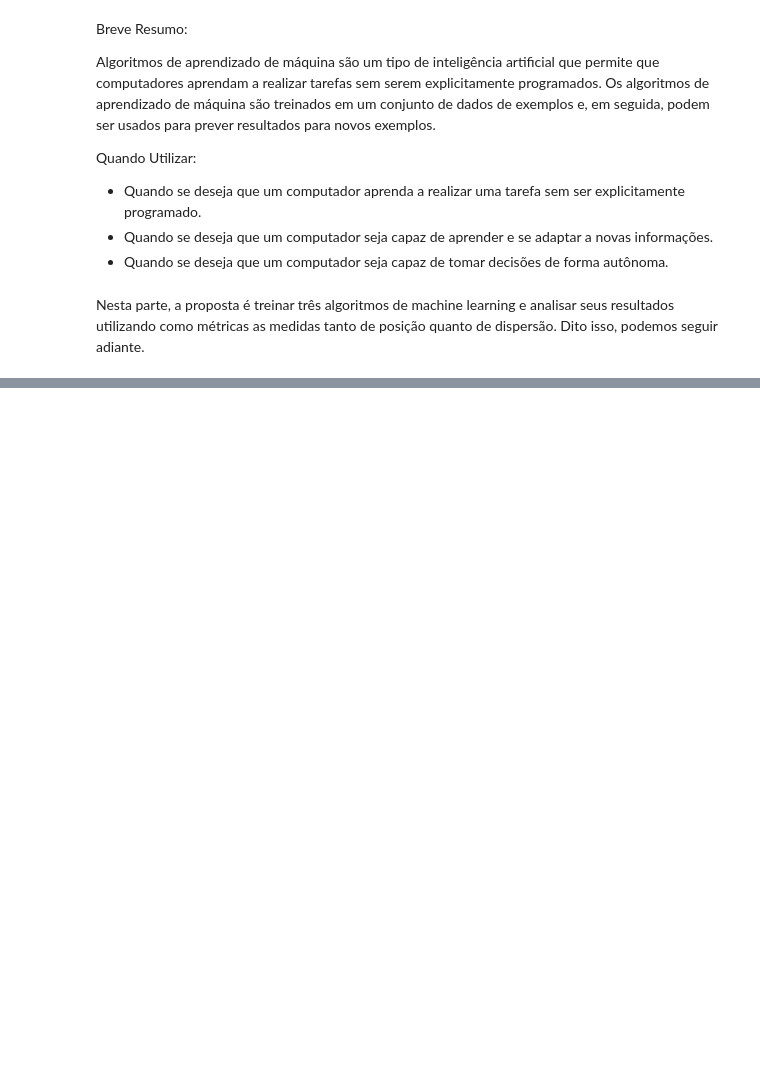
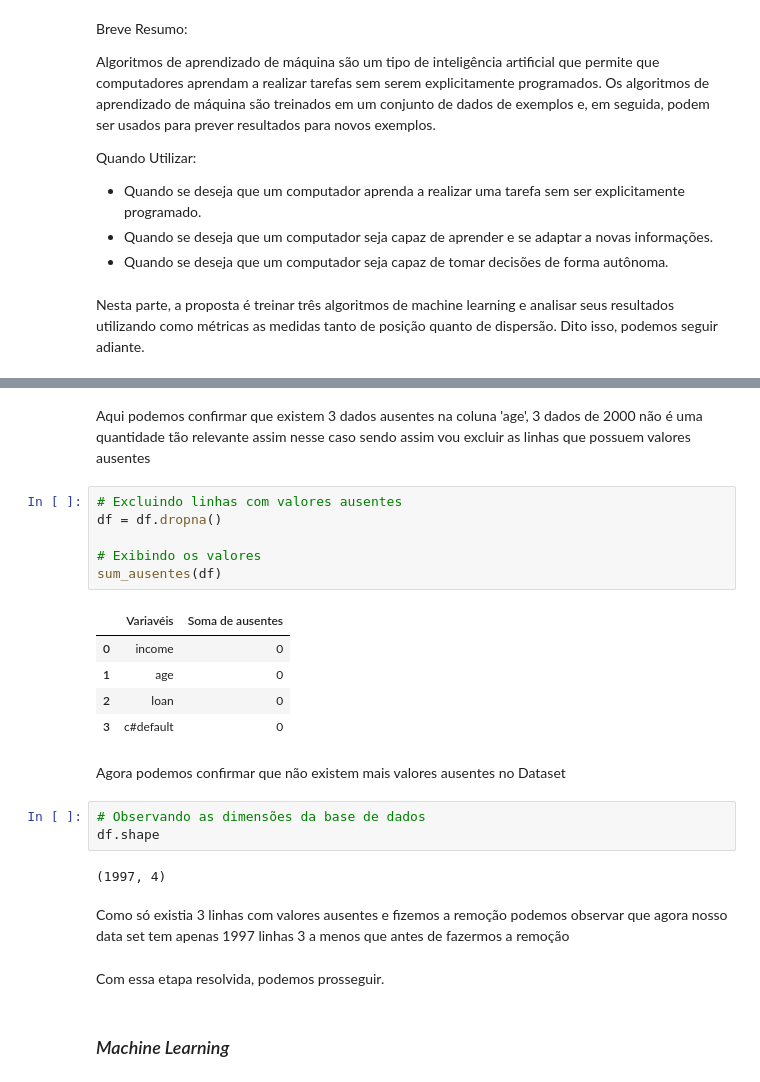
Before and after one commit to JosenildoJunior/StatPyDataScience, a Jupyter notebook: Medidas_de_posição_e_dispersão.ipynb, the cells around one changed output, grey strips where cells are left out. Cells and saved outputs as stored; diff of their text form; blank space fills up the shorter version.

```diff
--- a/Medidas_de_posição_e_dispersão.ipynb
+++ b/Medidas_de_posição_e_dispersão.ipynb
@@ -700,0 +794,27 @@ Nesta parte, a proposta é treinar três algoritmos de machine learning e analis
+# %% [markdown]
+Aqui podemos confirmar que existem 3 dados ausentes na coluna 'age', 3 dados de 2000 não é uma quantidade tão relevante assim nesse caso sendo assim vou excluir as linhas que possuem valores ausentes
+# %%
+# Excluindo linhas com valores ausentes
+df = df.dropna()
+
+# Exibindo os valores
+sum_ausentes(df)
+# %% [output]
+|  | Variavéis | Soma de ausentes |
+| 0 | income | 0 |
+| 1 | age | 0 |
+| 2 | loan | 0 |
+| 3 | c#default | 0 |
+# %% [markdown]
+Agora podemos confirmar que não existem mais valores ausentes no Dataset
+# %%
+# Observando as dimensões da base de dados
+df.shape
+# %% [output]
+(1997, 4)
+# %% [markdown]
+Como só existia 3 linhas com valores ausentes e fizemos a remoção podemos observar que agora nosso data set tem apenas 1997 linhas 3 a menos que antes de fazermos a remoção
+# %% [markdown]
+Com essa etapa resolvida, podemos prosseguir.
+# %% [markdown]
+### *Machine Learning*
```
Also changed, not shown: parts of 28 cells of this notebook.
